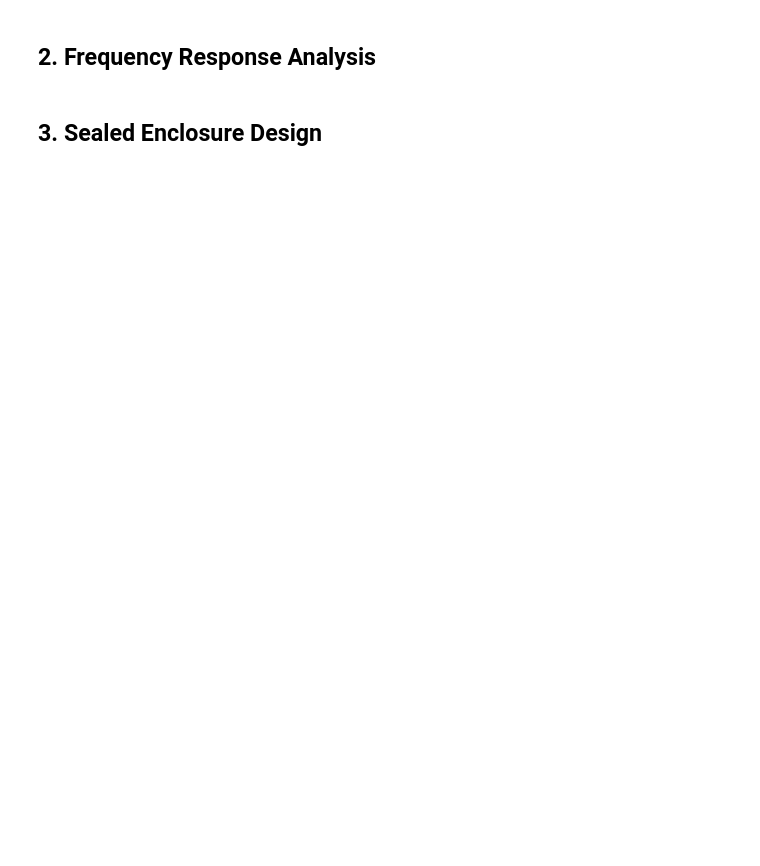
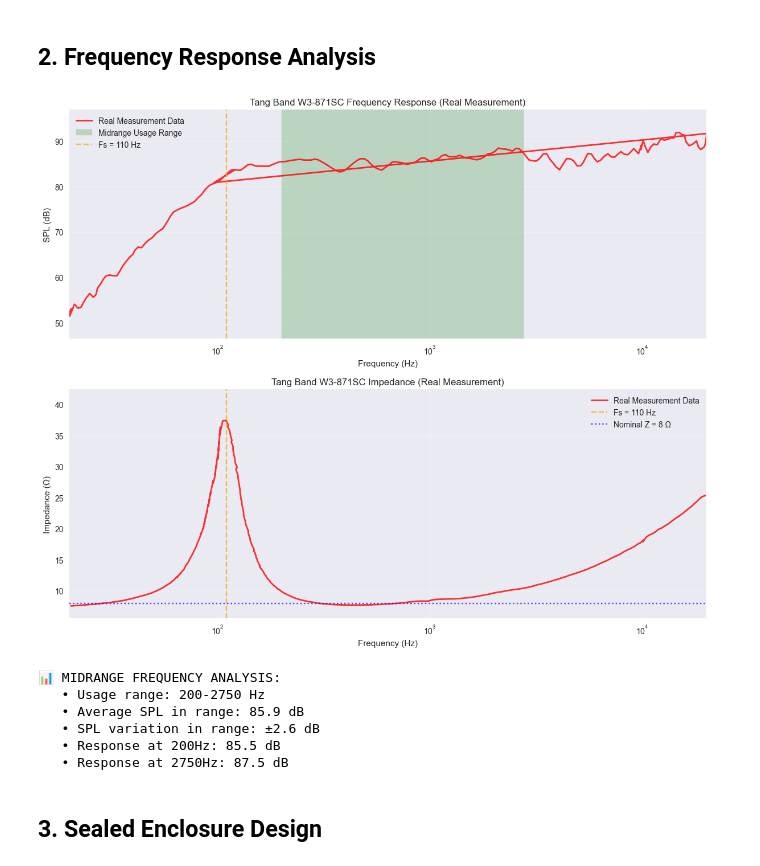
Before and after one commit to tommarek/Speaker-Design, a Jupyter notebook: calculations/midrange_calculations.ipynb, the cells around one changed output. Drawn from its saved outputs; the diff is of its cells as text; code cells hidden in the pictures; blank space fills up the shorter version.

```diff
--- a/calculations/midrange_calculations.ipynb
+++ b/calculations/midrange_calculations.ipynb
@@ -62,11 +62,11 @@ midrange_params = {
     ]
 }
 
-# Load real measurement data if available
+# Load real measurement data if available using relative imports
 try:
-    fr_data = pd.read_csv('/home/tom/git/Speaker-Design/speakers/TangBand W3-871SC/Frequency Response.csv',
+    fr_data = pd.read_csv('../speakers/TangBand W3-871SC/Frequency Response.csv',
                          header=None, names=['freq', 'spl'])
-    impedance_data = pd.read_csv('/home/tom/git/Speaker-Design/speakers/TangBand W3-871SC/Impedance.csv',
+    impedance_data = pd.read_csv('../speakers/TangBand W3-871SC/Impedance.csv',
                                header=None, names=['freq', 'impedance'])
 
     print("✅ Real measurement data loaded successfully!")
@@ -157,35 +175,48 @@ if real_data_available:
                label=f'Fs = {midrange_params["fs"]} Hz')
     ax2.axhline(midrange_params['impedance'], color='blue', linestyle=':', alpha=0.7,
                label=f'Nominal Z = {midrange_params["impedance"]} Ω')
 
     ax2.set_xlabel('Frequency (Hz)')
     ax2.set_ylabel('Impedance (Ω)')
     ax2.set_title('Tang Band W3-871SC Impedance (Real Measurement)')
     ax2.grid(True, alpha=0.3)
     ax2.legend()
     ax2.set_xlim(20, 20000)
     ax2.set_ylim(impedance_data['impedance'].min() - 2, impedance_data['impedance'].max() + 5)
 
 else:
     ax1.text(0.5, 0.5, 'No measurement data available',
              transform=ax1.transAxes, ha='center', va='center', fontsize=16)
     ax2.text(0.5, 0.5, 'No measurement data available',
              transform=ax2.transAxes, ha='center', va='center', fontsize=16)
 
 plt.tight_layout()
 plt.show()
 
 if real_data_available:
     # Analysis of midrange frequency range
     usage_mask = (fr_data['freq'] >= midrange_params['usage_range'][0]) & (fr_data['freq'] <= midrange_params['usage_range'][1])
     usage_data = fr_data[usage_mask]
 
     print(f"\n📊 MIDRANGE FREQUENCY ANALYSIS:")
     print(f"   • Usage range: {midrange_params['usage_range'][0]}-{midrange_params['usage_range'][1]} Hz")
     print(f"   • Average SPL in range: {usage_data['spl'].mean():.1f} dB")
     print(f"   • SPL variation in range: ±{(usage_data['spl'].max() - usage_data['spl'].min())/2:.1f} dB")
-    print(f"   • Response at 200Hz: {fr_data[fr_data['freq'].sub(200).abs().idxmin()]['spl']:.1f} dB")
-    print(f"   • Response at 2750Hz: {fr_data[fr_data['freq'].sub(2750).abs().idxmin()]['spl']:.1f} dB")
+
+    # Find indices for specific frequencies
+    idx_200 = fr_data['freq'].sub(200).abs().idxmin()
+    idx_2750 = fr_data['freq'].sub(2750).abs().idxmin()
+
+    print(f"   • Response at 200Hz: {fr_data.loc[idx_200, 'spl']:.1f} dB")
+    print(f"   • Response at 2750Hz: {fr_data.loc[idx_2750, 'spl']:.1f} dB")
+# %% [output]
+[figure, added]
+📊 MIDRANGE FREQUENCY ANALYSIS:
+   • Usage range: 200-2750 Hz
+   • Average SPL in range: 85.9 dB
+   • SPL variation in range: ±2.6 dB
+   • Response at 200Hz: 85.5 dB
+   • Response at 2750Hz: 87.5 dB
 # %% [markdown]
 ## 3. Sealed Enclosure Design
 # %%
```
Also changed, not shown: parts of 6 cells of this notebook, 3 other files.
